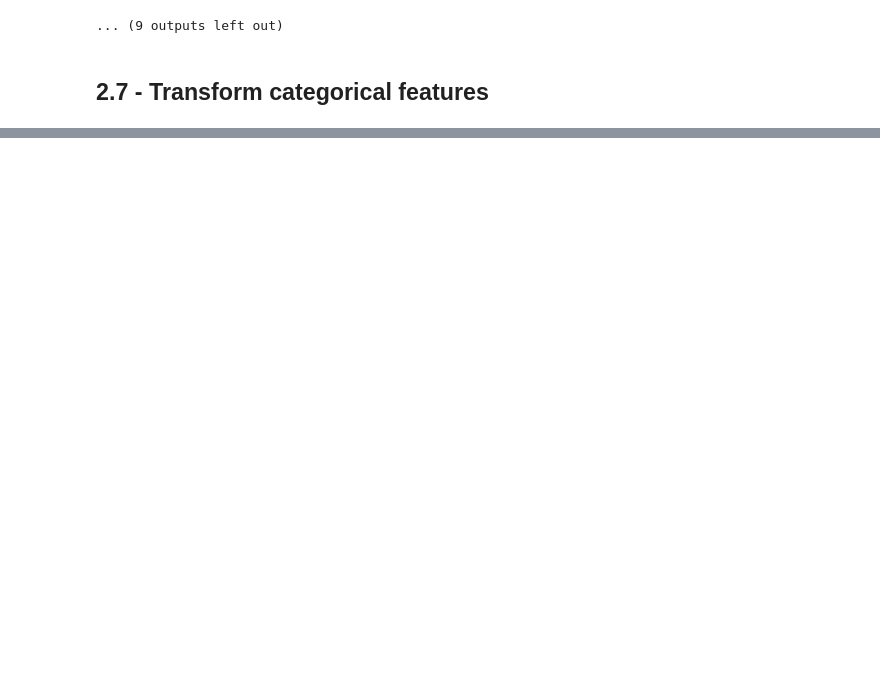
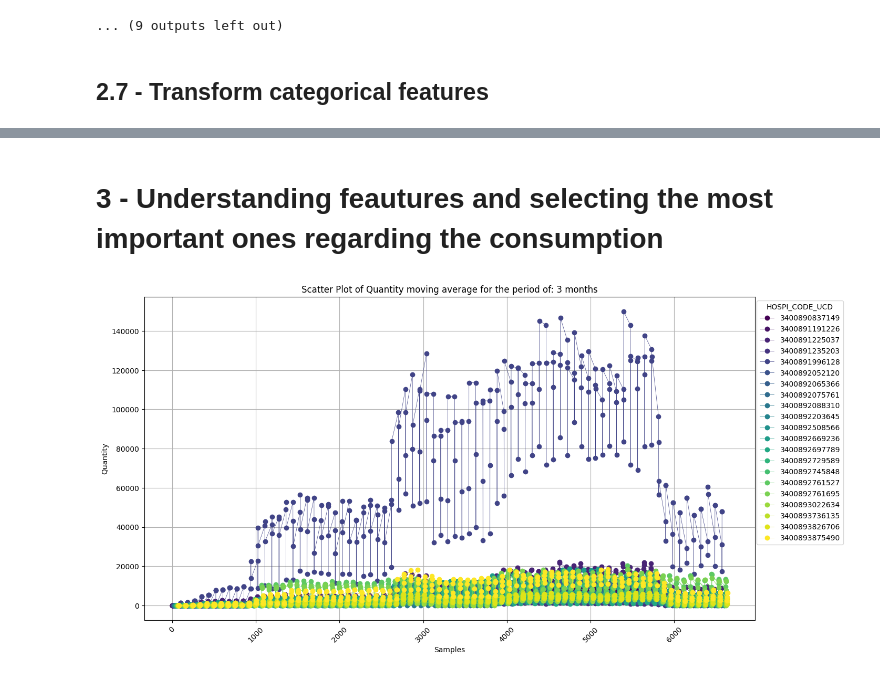
Before and after one commit to douglasmmachado/MedicineConsumption, a Jupyter notebook: notebooks/causal_method/unified_approach/tests.ipynb, the cells around one changed output, grey strips where cells are left out. Saved outputs shown, nothing was run; the diff lists cells and outputs as text; code cells hidden in the pictures; blank space fills up the shorter version.

```diff
--- a/notebooks/causal_method/unified_approach/tests.ipynb
+++ b/notebooks/causal_method/unified_approach/tests.ipynb
@@ -410,0 +362,2 @@ df_resampled_numerical_only.to_csv('df_resampled.csv', index=False)
+# %% [markdown]
+# 3 - Understanding feautures and selecting the most important ones regarding the consumption
@@ -410,0 +372,37 @@ df_resampled_numerical_only.to_csv('df_resampled.csv', index=False)
+# %%
+def calculate_moving_average(df, column, period):
+    df_copy = df.copy()  # Create a copy of the DataFrame to avoid modifying the original
+
+    for medicine in df_copy['HOSPI_CODE_UCD'].unique():
+        mask = df_copy['HOSPI_CODE_UCD'] == medicine
+        ma_column = column + '_MA'
+
+        # Calculate the moving average
+        vector = df_copy.loc[mask, column].values
+        moving_average = np.zeros_like(vector)
+
+        # Calculate the moving average for each index in the vector
+        for i in range(len(vector)):
+            start = max(0, i - period + 1)
+            end = i + 1
+            moving_average[i] = np.nanmean(vector[start:end])
+
+        df_copy.loc[mask, ma_column] = moving_average
+
+    return df_copy
+# %%
+def scatterplot_quantity(df, column, period):
+    plt.figure(figsize=(15, 8))
+    colors = plt.cm.viridis(np.linspace(0, 1, len(df['HOSPI_CODE_UCD'].unique())))
+
+    for i, code in enumerate(df['HOSPI_CODE_UCD'].unique()):
+        subset = df[df['HOSPI_CODE_UCD'] == code]
+        plt.plot(subset[column], marker='o', linewidth=0.5, color=colors[i], label=code)
+
+    plt.xlabel('Samples')
+    plt.ylabel('Quantity')
+    plt.title('Scatter Plot of Quantity moving average for the period of: ' + f'{period} months' )
+    plt.xticks(rotation=45)
+    plt.legend(loc='upper right', bbox_to_anchor=(1.15, 1), title='HOSPI_CODE_UCD')
+    plt.grid(True)
+    plt.show()
@@ -410,0 +424,6 @@ df_resampled_numerical_only.to_csv('df_resampled.csv', index=False)
+# %%
+df_ma_3 = calculate_moving_average(df_encoded.copy(), 'QUANTITY', 3)
+df_ma_3 = df_ma_3.sort_index(axis=1).reset_index(drop=True)
+scatterplot_quantity(df_ma_3, 'QUANTITY_MA', 3)
+# %% [output]
+[figure, added]
```
Also changed, not shown: parts of 26 cells of this notebook.
